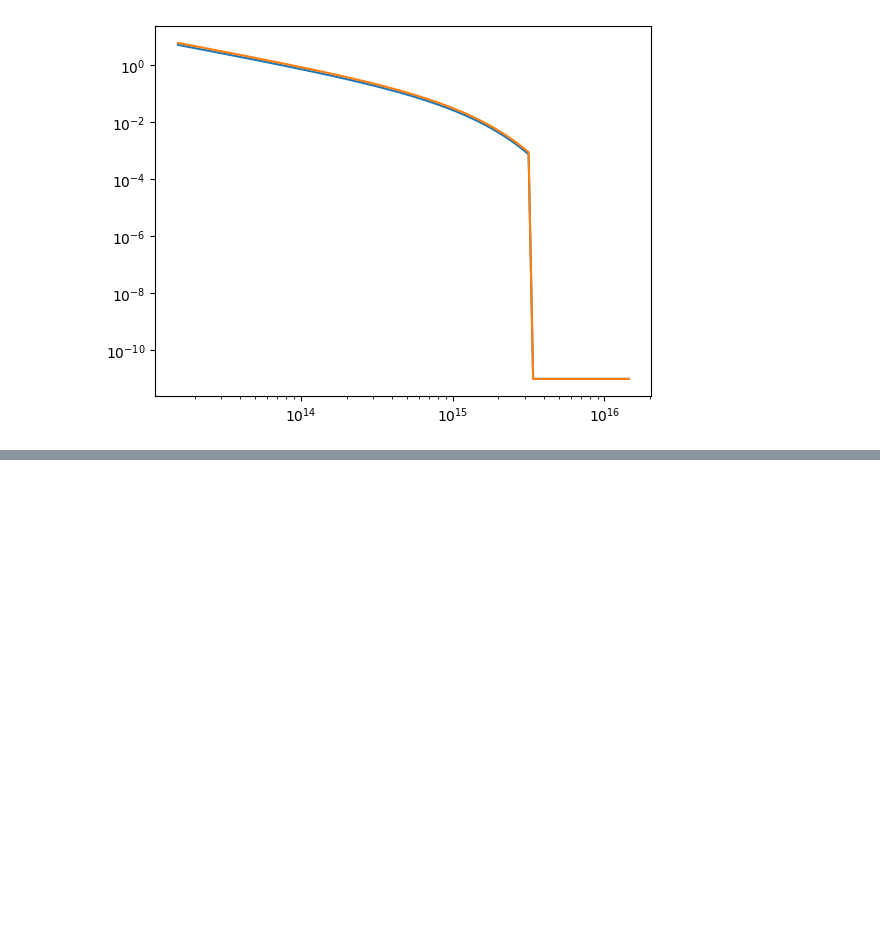
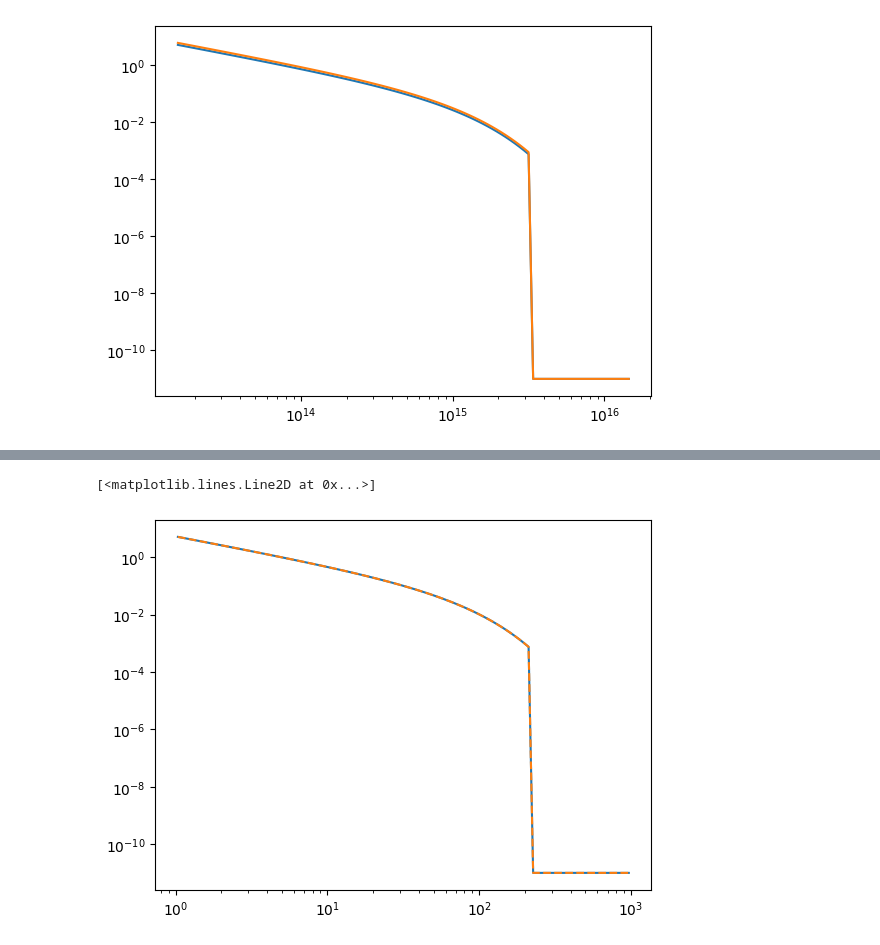
Before and after one commit to NIcolas-Kaufmann/planete_tripodf, a Jupyter notebook: tripodpy_test_sim.ipynb, the cells around one changed output, grey strips where cells are left out. Drawn from its saved outputs; the diff is of its cells as text; code cells hidden in the pictures; blank space fills up the shorter version.

```diff
--- a/tripodpy_test_sim.ipynb
+++ b/tripodpy_test_sim.ipynb
@@ -49,0 +100,7 @@ NameError: name 'c' is not defined
+# %%
+plt.figure()
+plt.loglog(sim.grid.r/c.au,sim.dust.Sigma[:,0])
+plt.loglog(df[1]/c.au,df[2],"--")
+# %% [output]
+[<matplotlib.lines.Line2D at 0x...>]
+[figure, added]
```
Also changed, not shown: parts of 5 cells of this notebook, 4 other files.
